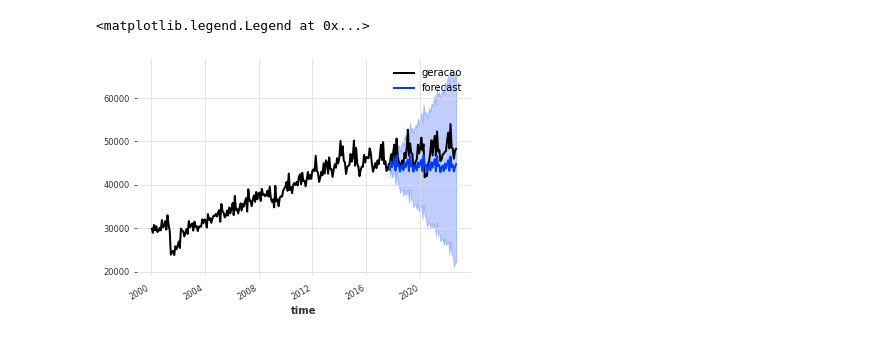
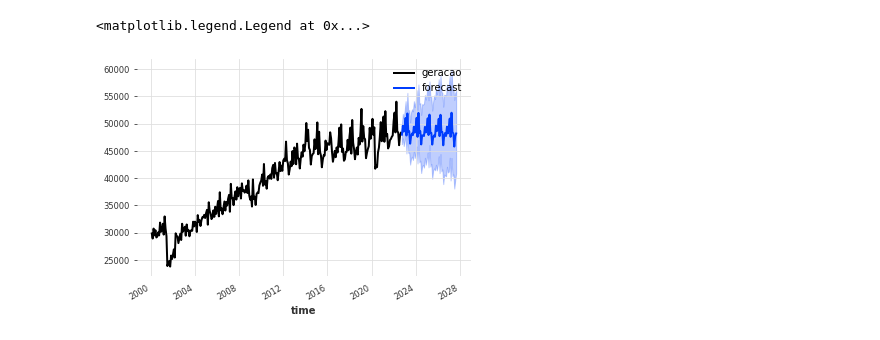
Before and after one commit to aruasouza/CTG_2, a Jupyter notebook: GSF/geracao.ipynb, the cells around one changed output. Drawn from its saved outputs; the diff is of its cells as text; code cells hidden in the pictures.

Commit message:
modelo produção

```diff
--- a/GSF/geracao.ipynb
+++ b/GSF/geracao.ipynb
@@ -22,7 +29,10 @@ prediction = model.predict(len(test), num_samples=1000)
 # %%
+model = TBATS(use_box_cox = True,box_cox_bounds=(0, 10),use_trend = False,use_arma_errors = True)
+model.fit(series)
+prediction = model.predict(60, num_samples=1000)
 series.plot()
 prediction.plot(label="forecast", low_quantile=0.05, high_quantile=0.95)
 plt.legend()
 # %% [output]
 <matplotlib.legend.Legend at 0x...>
-[figure, old version]
+[figure, new version]
```
Also changed, not shown: parts of 3 cells of this notebook, 3 other files.
